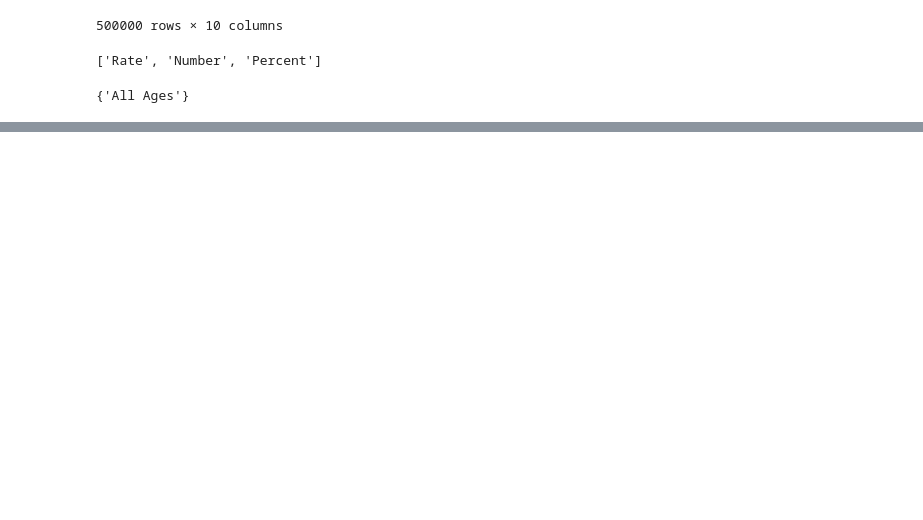
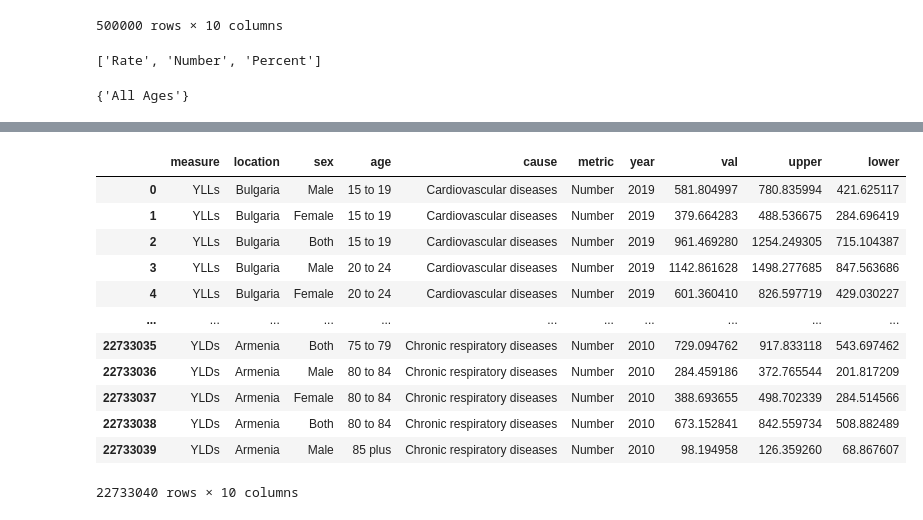
Before and after one commit to 1-1is0/air_pollution_effect, a Jupyter notebook: get_data.ipynb, the cells around one changed output, grey strips where cells are left out. Saved outputs shown, nothing was run; the diff lists cells and outputs as text; code cells hidden in the pictures; blank space fills up the shorter version.

```diff
--- a/get_data.ipynb
+++ b/get_data.ipynb
@@ -402,0 +420,8 @@ df.to_csv("GDB.csv", index=False)
+# %%
+df = pd.read_csv('/home/amir/uni/data-analytic/hw/hw6_7/dataset/all/IHME-GDB.csv')
+# %%
+
+i = ['measure_id', 'location_id', 'sex_id', 'age_id','cause_id']
+df = df.drop('metric_id', axis=1)
+# ['Unnamed: 0']
+df.head()
@@ -402,0 +460,16 @@ df.to_csv("GDB.csv", index=False)
+# %%
+df
+# %% [output]
+|  | measure | location | sex | age | cause | metric | year | val | upper | lower |
+| 0 | YLLs | Bulgaria | Male | 15 to 19 | Cardiovascular diseases | Number | 2019 | 581.804997 | 780.835994 | 421.625117 |
+| 1 | YLLs | Bulgaria | Female | 15 to 19 | Cardiovascular diseases | Number | 2019 | 379.664283 | 488.536675 | 284.696419 |
+| 2 | YLLs | Bulgaria | Both | 15 to 19 | Cardiovascular diseases | Number | 2019 | 961.469280 | 1254.249305 | 715.104387 |
+| 3 | YLLs | Bulgaria | Male | 20 to 24 | Cardiovascular diseases | Number | 2019 | 1142.861628 | 1498.277685 | 847.563686 |
+| 4 | YLLs | Bulgaria | Female | 20 to 24 | Cardiovascular diseases | Number | 2019 | 601.360410 | 826.597719 | 429.030227 |
+| ... | ... | ... | ... | ... | ... | ... | ... | ... | ... | ... |
+| 22733035 | YLDs | Armenia | Both | 75 to 79 | Chronic respiratory diseases | Number | 2010 | 729.094762 | 917.833118 | 543.697462 |
+| 22733036 | YLDs | Armenia | Male | 80 to 84 | Chronic respiratory diseases | Number | 2010 | 284.459186 | 372.765544 | 201.817209 |
+| 22733037 | YLDs | Armenia | Female | 80 to 84 | Chronic respiratory diseases | Number | 2010 | 388.693655 | 498.702339 | 284.514566 |
+| 22733038 | YLDs | Armenia | Both | 80 to 84 | Chronic respiratory diseases | Number | 2010 | 673.152841 | 842.559734 | 508.882489 |
+| 22733039 | YLDs | Armenia | Male | 85 plus | Chronic respiratory diseases | Number | 2010 | 98.194958 | 126.359260 | 68.867607 |
+22733040 rows × 10 columns
```
Also changed, not shown: parts of 21 cells of this notebook, 2 other files.
